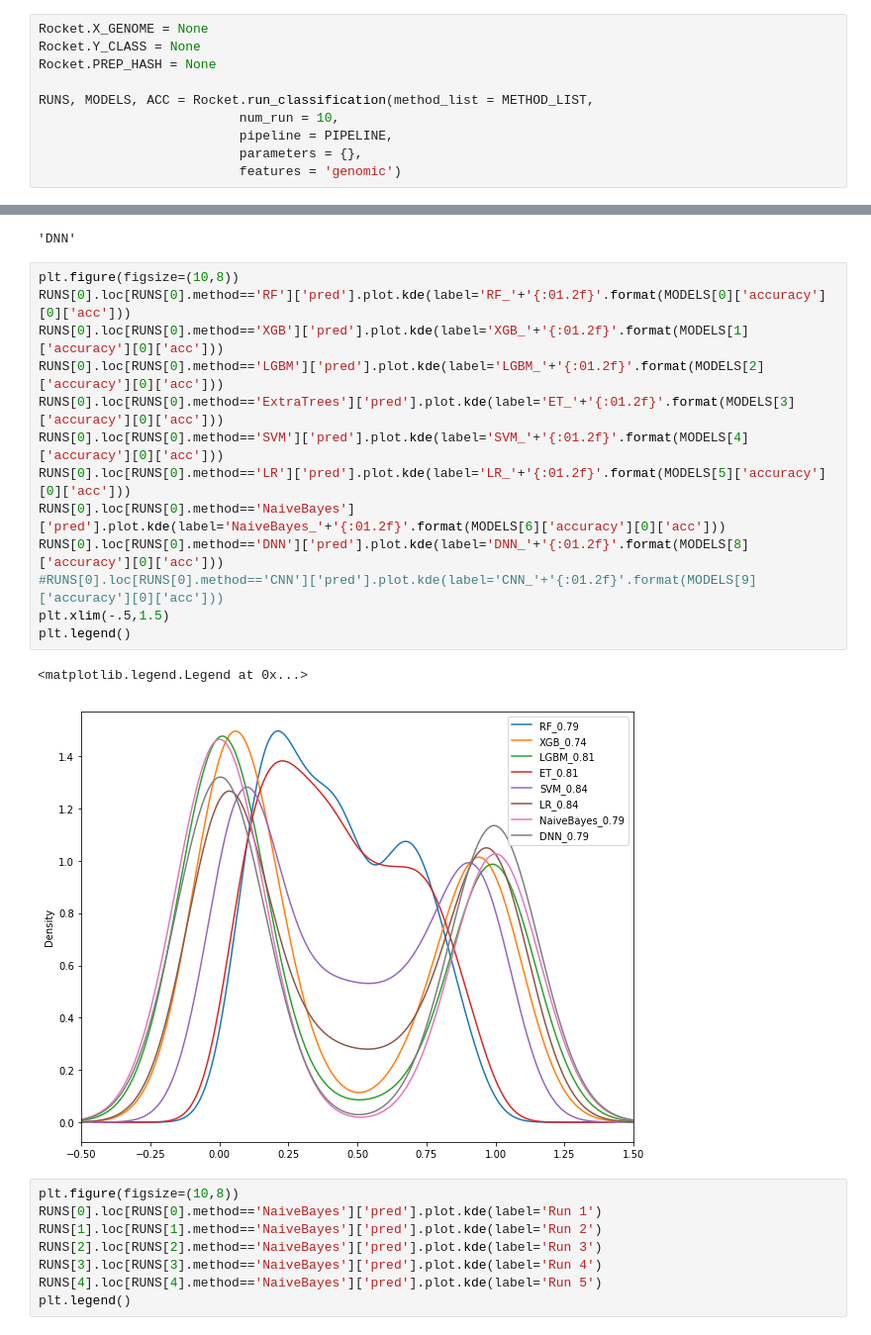
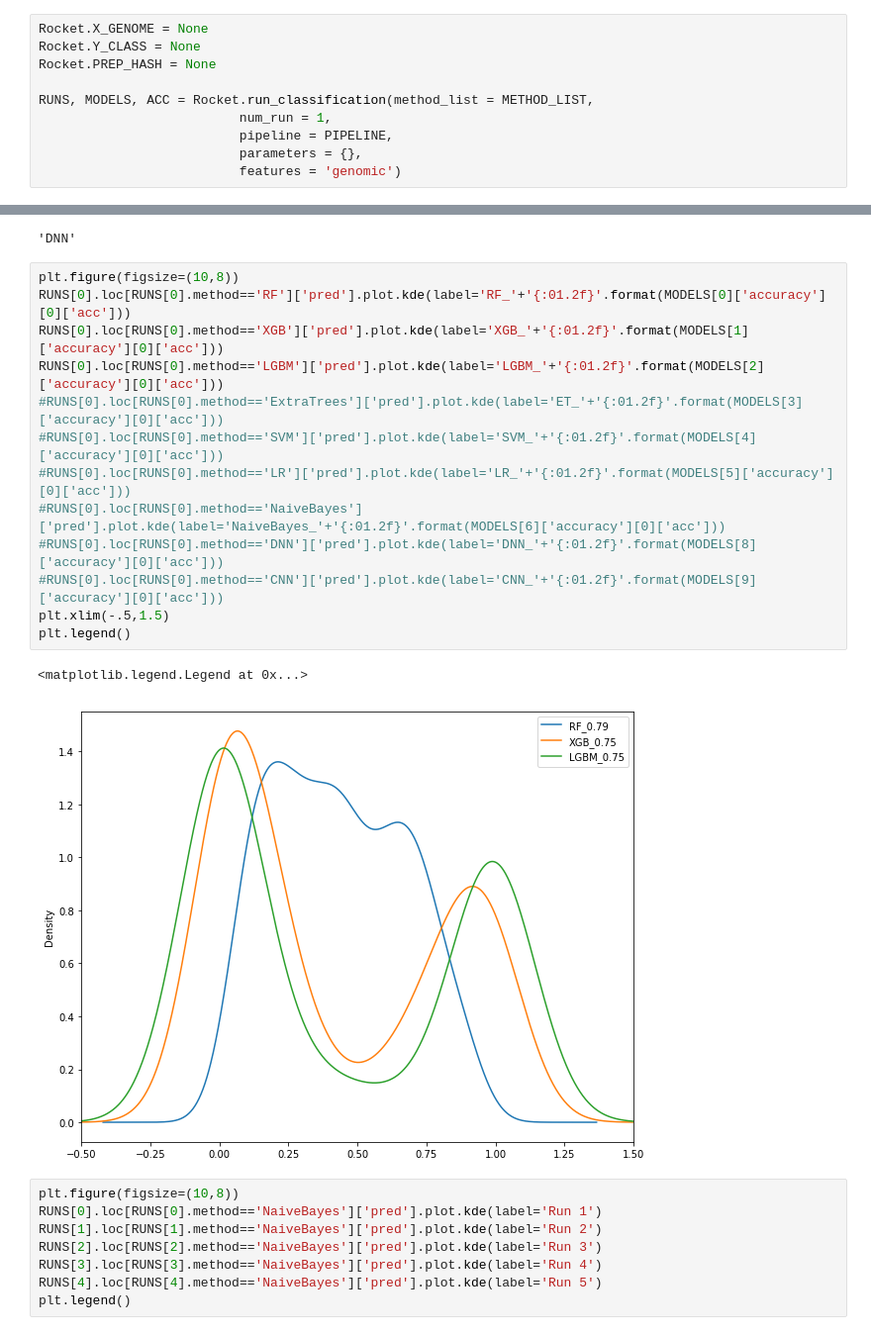
Before and after one commit to bramiozo/RexR, a Jupyter notebook: notebook.ipynb, the cells around one changed output, grey strips where cells are left out. Shown at 99% size. Saved outputs shown, nothing was run; the diff lists cells and outputs as text.

```diff
--- a/notebook.ipynb
+++ b/notebook.ipynb
@@ -187,7 +166,7 @@ Rocket.Y_CLASS = None
 Rocket.PREP_HASH = None
 
 RUNS, MODELS, ACC = Rocket.run_classification(method_list = METHOD_LIST,
-                          num_run = 10,
+                          num_run = 1,
                           pipeline = PIPELINE,
                           parameters = {},
                           features = 'genomic')
@@ -386,19 +278,19 @@ MODELS[8]['accuracy'][0]['model']
 # %%
 plt.figure(figsize=(10,8))
 RUNS[0].loc[RUNS[0].method=='RF']['pred'].plot.kde(label='RF_'+'{:01.2f}'.format(MODELS[0]['accuracy'][0]['acc']))
 RUNS[0].loc[RUNS[0].method=='XGB']['pred'].plot.kde(label='XGB_'+'{:01.2f}'.format(MODELS[1]['accuracy'][0]['acc']))
 RUNS[0].loc[RUNS[0].method=='LGBM']['pred'].plot.kde(label='LGBM_'+'{:01.2f}'.format(MODELS[2]['accuracy'][0]['acc']))
-RUNS[0].loc[RUNS[0].method=='ExtraTrees']['pred'].plot.kde(label='ET_'+'{:01.2f}'.format(MODELS[3]['accuracy'][0]['acc']))
-RUNS[0].loc[RUNS[0].method=='SVM']['pred'].plot.kde(label='SVM_'+'{:01.2f}'.format(MODELS[4]['accuracy'][0]['acc']))
-RUNS[0].loc[RUNS[0].method=='LR']['pred'].plot.kde(label='LR_'+'{:01.2f}'.format(MODELS[5]['accuracy'][0]['acc']))
-RUNS[0].loc[RUNS[0].method=='NaiveBayes']['pred'].plot.kde(label='NaiveBayes_'+'{:01.2f}'.format(MODELS[6]['accuracy'][0]['acc']))
-RUNS[0].loc[RUNS[0].method=='DNN']['pred'].plot.kde(label='DNN_'+'{:01.2f}'.format(MODELS[8]['accuracy'][0]['acc']))
+#RUNS[0].loc[RUNS[0].method=='ExtraTrees']['pred'].plot.kde(label='ET_'+'{:01.2f}'.format(MODELS[3]['accuracy'][0]['acc']))
+#RUNS[0].loc[RUNS[0].method=='SVM']['pred'].plot.kde(label='SVM_'+'{:01.2f}'.format(MODELS[4]['accuracy'][0]['acc']))
+#RUNS[0].loc[RUNS[0].method=='LR']['pred'].plot.kde(label='LR_'+'{:01.2f}'.format(MODELS[5]['accuracy'][0]['acc']))
+#RUNS[0].loc[RUNS[0].method=='NaiveBayes']['pred'].plot.kde(label='NaiveBayes_'+'{:01.2f}'.format(MODELS[6]['accuracy'][0]['acc']))
+#RUNS[0].loc[RUNS[0].method=='DNN']['pred'].plot.kde(label='DNN_'+'{:01.2f}'.format(MODELS[8]['accuracy'][0]['acc']))
 #RUNS[0].loc[RUNS[0].method=='CNN']['pred'].plot.kde(label='CNN_'+'{:01.2f}'.format(MODELS[9]['accuracy'][0]['acc']))
 plt.xlim(-.5,1.5)
 plt.legend()
 # %% [output]
 <matplotlib.legend.Legend at 0x...>
-[figure, old version]
+[figure, new version]
 # %%
 plt.figure(figsize=(10,8))
 RUNS[0].loc[RUNS[0].method=='NaiveBayes']['pred'].plot.kde(label='Run 1')
```
Also changed, not shown: parts of 4 cells of this notebook, 16 other files.
